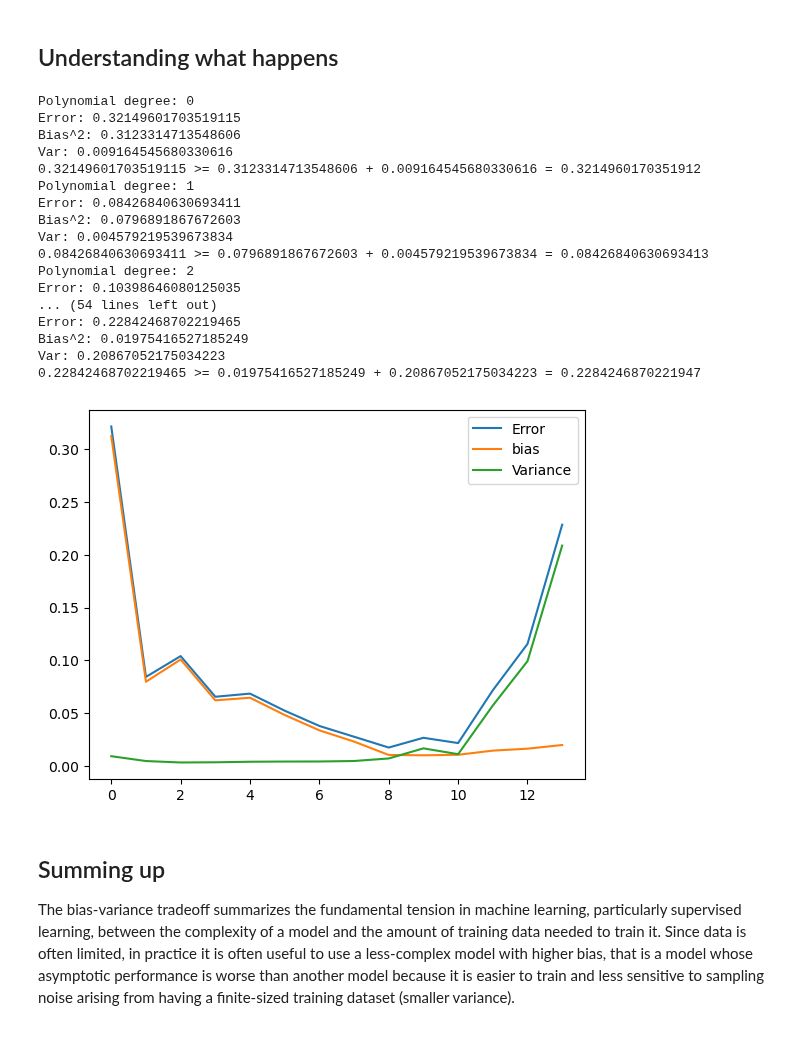
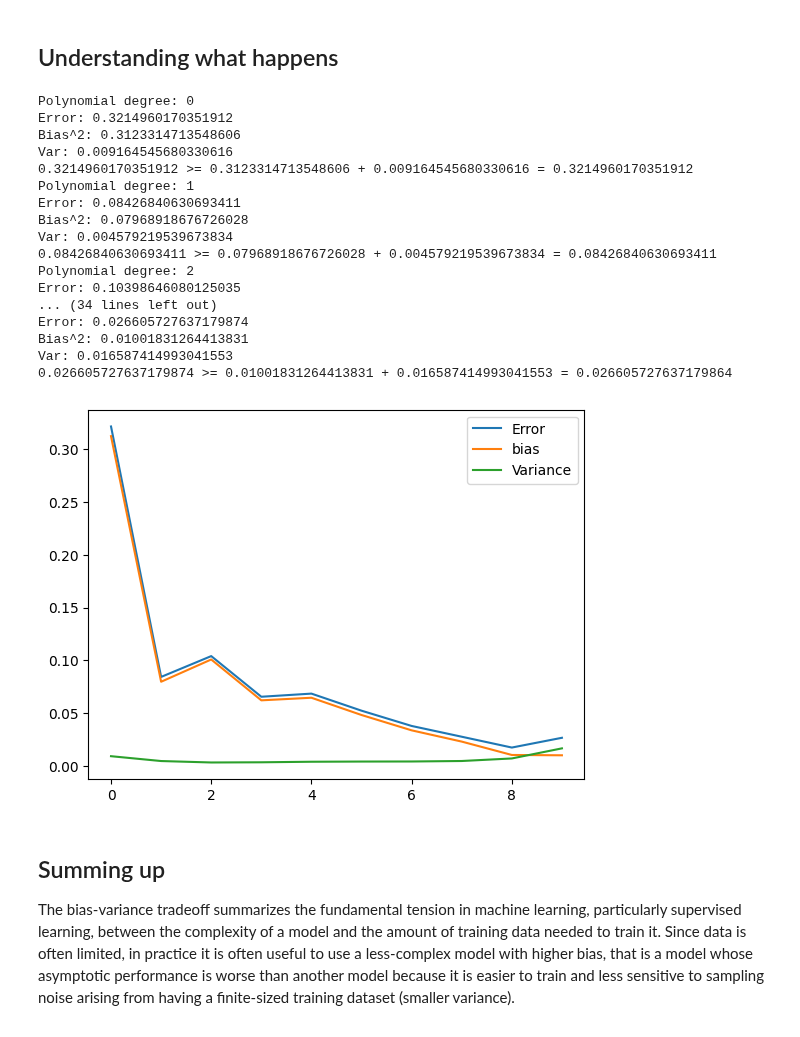
Before and after one commit to ericludvigs/MachineLearning, a Jupyter notebook: doc/pub/week37/ipynb/week37.ipynb, the cells around one changed output. Cells and saved outputs as stored; diff of their text form; code cells hidden in the pictures.

```diff
--- a/doc/pub/week37/ipynb/week37.ipynb
+++ b/doc/pub/week37/ipynb/week37.ipynb
@@ -893,7 +900,7 @@ np.random.seed(2018)
 
 n = 40
 n_boostraps = 100
-maxdegree = 16
+maxdegree = 10
 
 # Make data set.
 x = np.linspace(-3, 3, n).reshape(-1, 1)
@@ -908,43 +915,43 @@ for degree in range(maxdegree):
     model = make_pipeline(PolynomialFeatures(degree=degree), LinearRegression(fit_intercept=False))
     y_pred = np.empty((y_test.shape[0], n_boostraps))
     for i in range(n_boostraps):
         x_, y_ = resample(x_train, y_train)
         y_pred[:, i] = model.fit(x_, y_).predict(x_test).ravel()
 
     polydegree[degree] = degree
     error[degree] = np.mean( np.mean((y_test - y_pred)**2, axis=1, keepdims=True) )
     bias[degree] = np.mean( (y_test - np.mean(y_pred, axis=1, keepdims=True))**2 )
     variance[degree] = np.mean( np.var(y_pred, axis=1, keepdims=True) )
     print('Polynomial degree:', degree)
     print('Error:', error[degree])
     print('Bias^2:', bias[degree])
     print('Var:', variance[degree])
     print('{} >= {} + {} = {}'.format(error[degree], bias[degree], variance[degree], bias[degree]+variance[degree]))
 
 plt.plot(polydegree, error, label='Error')
 plt.plot(polydegree, bias, label='bias')
 plt.plot(polydegree, variance, label='Variance')
 plt.legend()
 plt.show()
 # %% [output]
 Polynomial degree: 0
-Error: 0.32149601703519115
+Error: 0.3214960170351912
 Bias^2: 0.3123314713548606
 Var: 0.009164545680330616
-0.32149601703519115 >= 0.3123314713548606 + 0.009164545680330616 = 0.3214960170351912
+0.3214960170351912 >= 0.3123314713548606 + 0.009164545680330616 = 0.3214960170351912
 Polynomial degree: 1
 Error: 0.08426840630693411
-Bias^2: 0.0796891867672603
+Bias^2: 0.07968918676726028
 Var: 0.004579219539673834
-0.08426840630693411 >= 0.0796891867672603 + 0.004579219539673834 = 0.08426840630693413
+0.08426840630693411 >= 0.07968918676726028 + 0.004579219539673834 = 0.08426840630693411
 Polynomial degree: 2
 Error: 0.10398646080125035
-... (54 lines left out)
-Error: 0.22842468702219465
-Bias^2: 0.01975416527185249
-Var: 0.20867052175034223
-0.22842468702219465 >= 0.01975416527185249 + 0.20867052175034223 = 0.2284246870221947
+... (34 lines left out)
+Error: 0.026605727637179874
+Bias^2: 0.01001831264413831
+Var: 0.016587414993041553
+0.026605727637179874 >= 0.01001831264413831 + 0.016587414993041553 = 0.026605727637179864
-[figure, old version]
+[figure, new version]
 # %% [markdown]
 ## Summing up
 
```
Also changed, not shown: parts of 1 cell of this notebook, 4 other files.
